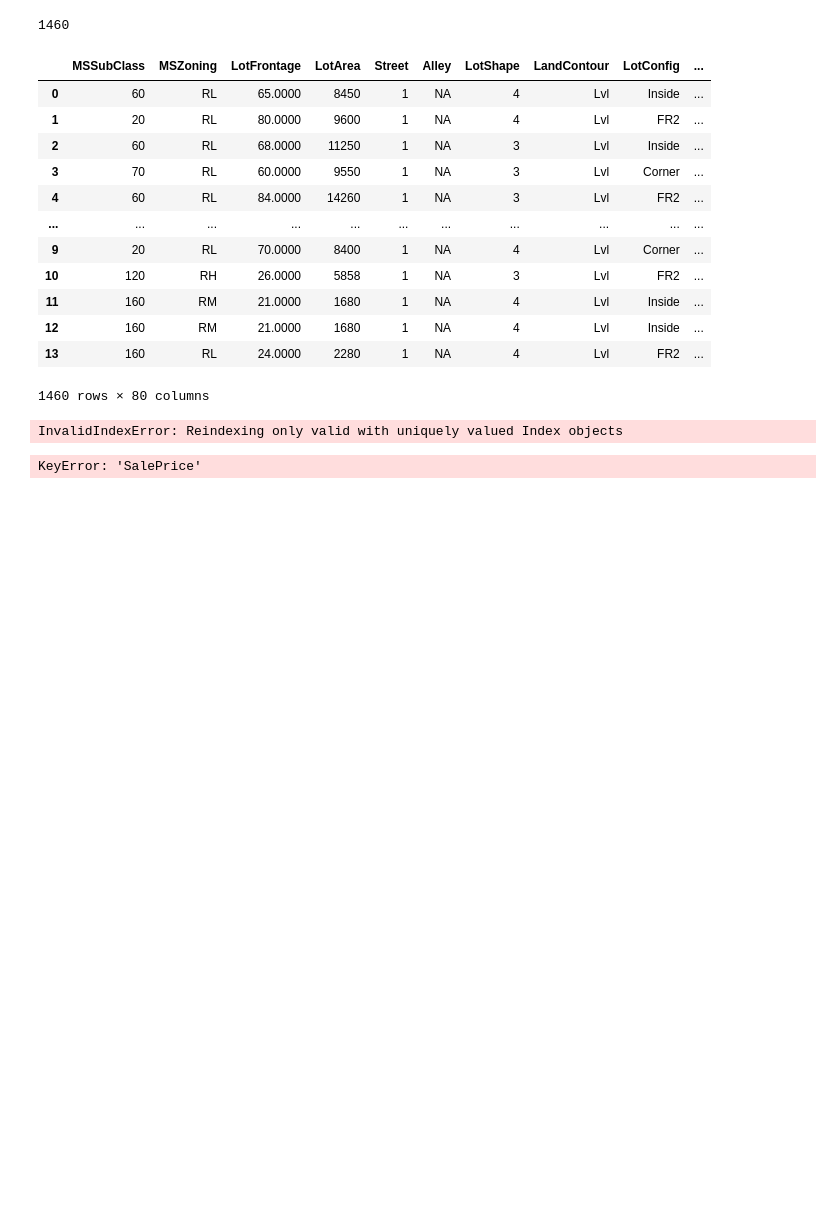
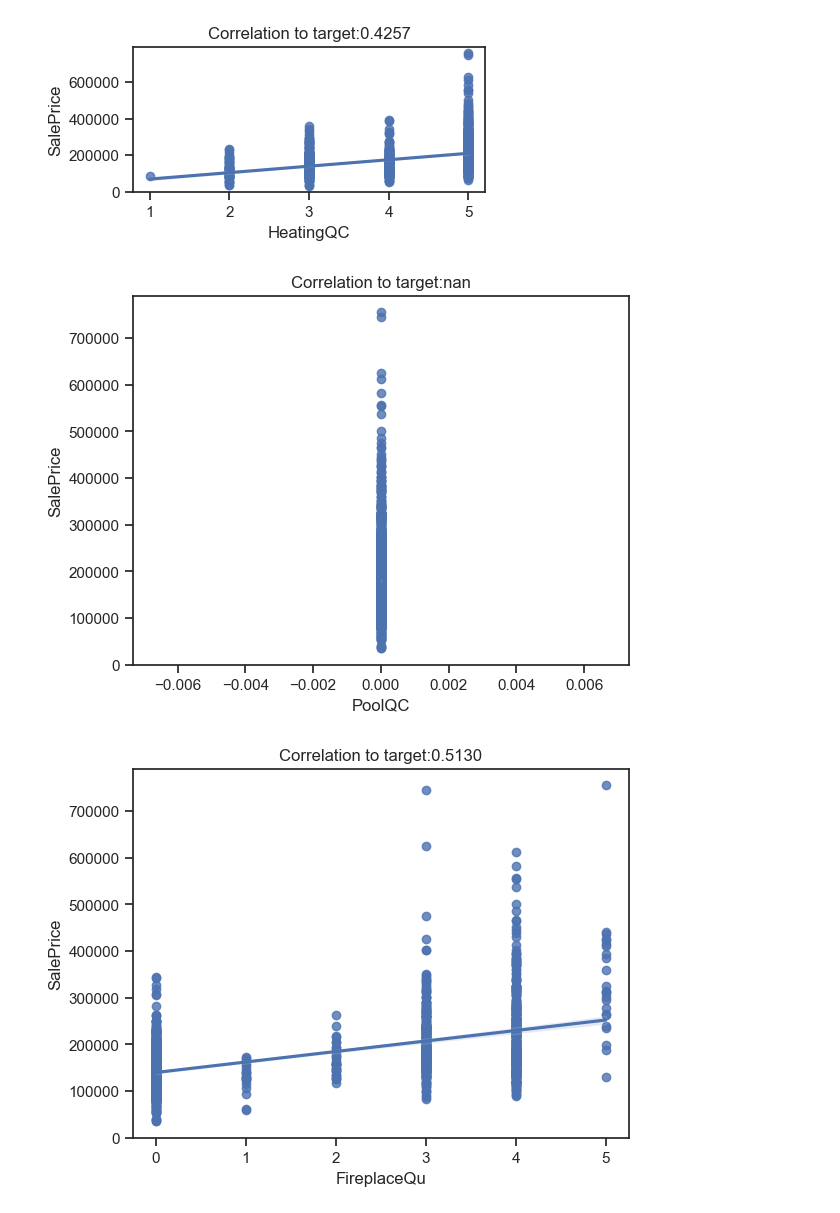
Before and after one commit to malfaroe/House_price_project, a Jupyter notebook: house_code_factory.ipynb, the cells around one changed output. Cells and saved outputs as stored; diff of their text form; code cells hidden in the pictures; blank space fills up the shorter version.

```diff
--- a/house_code_factory.ipynb
+++ b/house_code_factory.ipynb
@@ -76,14 +65,14 @@ all_data["TotalPoints"] = (all_data.ExterQual + all_data.FireplaceQu + all_data.
 ##Se crea un feature que agrega los puntajes de todos los extras dentro la infarestructura
 all_data["TotalExtraPoints"] = all_data.HeatingQC + all_data.PoolQC + all_data.FireplaceQu  + all_data.KitchenQual
 # %%
-##Plotting for correlation visualization with newly created features
 def plot_vars(cols, t, target):
     sns.reset_defaults()
     sns.set(style="ticks", color_codes=True)
     fig = plt.figure(figsize = (10,20))
     i = 1
     for col in cols:
-        fig_i= fig.add_subplot(420 + i)
+        fig_i= fig.add_subplot(9,2,i)
         sns.regplot( x= col, y = target, data = t )
         plt.title("Correlation to target:{:1.4f}".format(t[col].corr(t[target])))
         i +=1
+        plt.show()
@@ -97,28 +79,14 @@ no stored variable %store - r train
-# %%
-len(y_train)
-# %% [output]
-1460
-# %%
-all_data.iloc[:len(y_train), :]
-# %% [output]
-|  | MSSubClass | MSZoning | LotFrontage | LotArea | Street | Alley | LotShape | LandContour | LotConfig | ... |
-| 0 | 60 | RL | 65.0000 | 8450 | 1 | NA | 4 | Lvl | Inside | ... |
-| 1 | 20 | RL | 80.0000 | 9600 | 1 | NA | 4 | Lvl | FR2 | ... |
-| 2 | 60 | RL | 68.0000 | 11250 | 1 | NA | 3 | Lvl | Inside | ... |
-| 3 | 70 | RL | 60.0000 | 9550 | 1 | NA | 3 | Lvl | Corner | ... |
-| 4 | 60 | RL | 84.0000 | 14260 | 1 | NA | 3 | Lvl | FR2 | ... |
-| ... | ... | ... | ... | ... | ... | ... | ... | ... | ... | ... |
-| 9 | 20 | RL | 70.0000 | 8400 | 1 | NA | 4 | Lvl | Corner | ... |
-| 10 | 120 | RH | 26.0000 | 5858 | 1 | NA | 3 | Lvl | FR2 | ... |
-| 11 | 160 | RM | 21.0000 | 1680 | 1 | NA | 4 | Lvl | Inside | ... |
-| 12 | 160 | RM | 21.0000 | 1680 | 1 | NA | 4 | Lvl | Inside | ... |
-| 13 | 160 | RL | 24.0000 | 2280 | 1 | NA | 4 | Lvl | FR2 | ... |
-1460 rows × 80 columns
-# %%
-t = pd.concat((all_data.iloc[:len(y_train), :], y_train), axis = 1)
-# %% [output]
-InvalidIndexError: Reindexing only valid with uniquely valued Index objects
-# %%
-plot_vars(["HeatingQC", "PoolQC", "FireplaceQu", "KitchenQual"], t = all_data[:y_train.shape[0]], target = "SalePrice")
-# %% [output]
-KeyError: 'SalePrice'
+# %%
+##Creamos dataset para analizar qué tan buenos son estos dos features
+df = all_data.iloc[:len(y_train), :]
+df["SalePrice"] = y_train
+# %%
+##Analisis gráfico y de correlación...
+col_extra = ["HeatingQC",  "PoolQC",  "FireplaceQu",   "KitchenQual", "TotalExtraPoints"]
+plot_vars(col_extra, df, "SalePrice")
+
+##Se ve que extrapoints aporta una mayor correlación que todos los feats individuales
+# %% [output]
+[figure, added]
+[figure, added]
+[figure, added]
```
Also changed, not shown: parts of 9 cells of this notebook.
